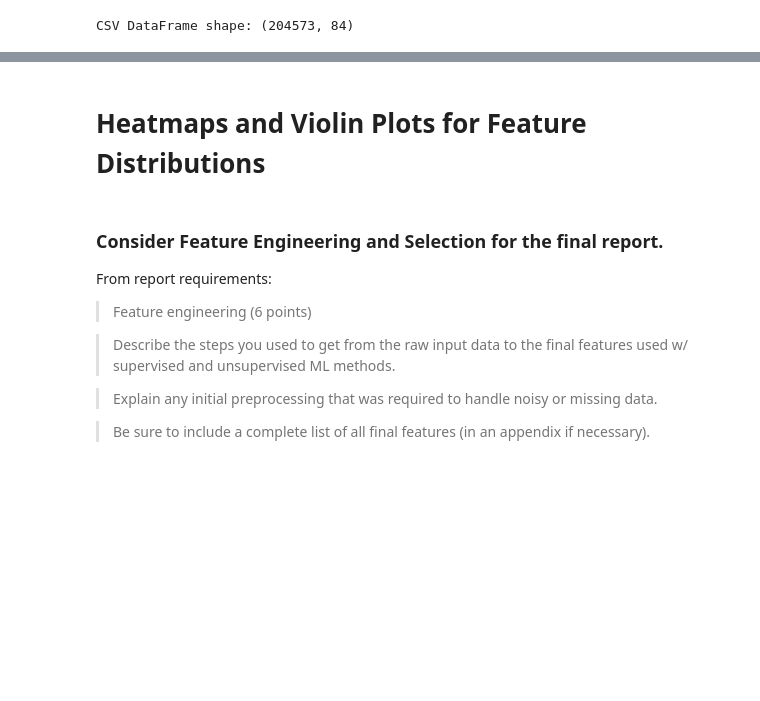
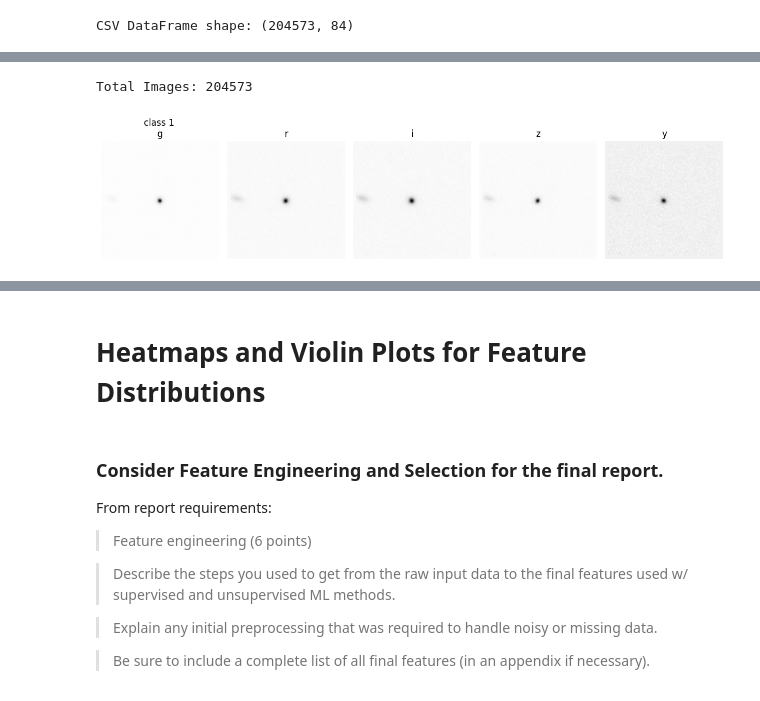
Before and after one commit to MADS-Milestone-2/Galaxy-Classifier, a Jupyter notebook: group-4-first-draft.ipynb, the cells around one changed output, grey strips where cells are left out. Saved outputs shown, nothing was run; the diff lists cells and outputs as text; code cells hidden in the pictures; blank space fills up the shorter version.

Commit message:
WIP: save notebook progress

```diff
--- a/group-4-first-draft.ipynb
+++ b/group-4-first-draft.ipynb
@@ -200,0 +256,11 @@ print_image(idx=9999, dataset=dataset)
+# %%
+# Use the refactored selection function to select the training, testing, and validation HDF5 files from
+# where the user saves them on their computer.
+# This allows us to avoid hardcoding file paths and makes the code more flexible and reusable, but does not work
+# on the Great Lakes environment. If using Great Lakes, you will likely need to hardcode the file paths to the HDF5 files on
+# that system, or use a different method to select the files.
+
+# These variables will hold the file paths to the selected HDF5 files for training, testing, and validation datasets
+train_hdf5 = select_hdf5_file("Select training HDF5")
+test_hdf5 = select_hdf5_file("Select testing HDF5")
+validation_hdf5 = select_hdf5_file("Select validation HDF5")
@@ -270,0 +433,16 @@ images_df.columns.tolist()
+# %%
+# Use created indices and label files to create the PyTorch Dataset and DataLoader for the training dataset
+dataset, loader = make_dataset_and_loader(
+    train_hdf5,
+    image_key="image",
+    labels_npy_path="train_labels.npy",
+    indices_npy_path="train_indices.npy",
+    batch_size=32,
+    shuffle=True)
+# %% [output]
+Total Images: 204573
+# %%
+# Print some images from the training dataset to verify everything is working
+print_image(0, dataset)
+# %% [output]
+[figure, added]
```
Also changed, not shown: parts of 99 cells of this notebook.
